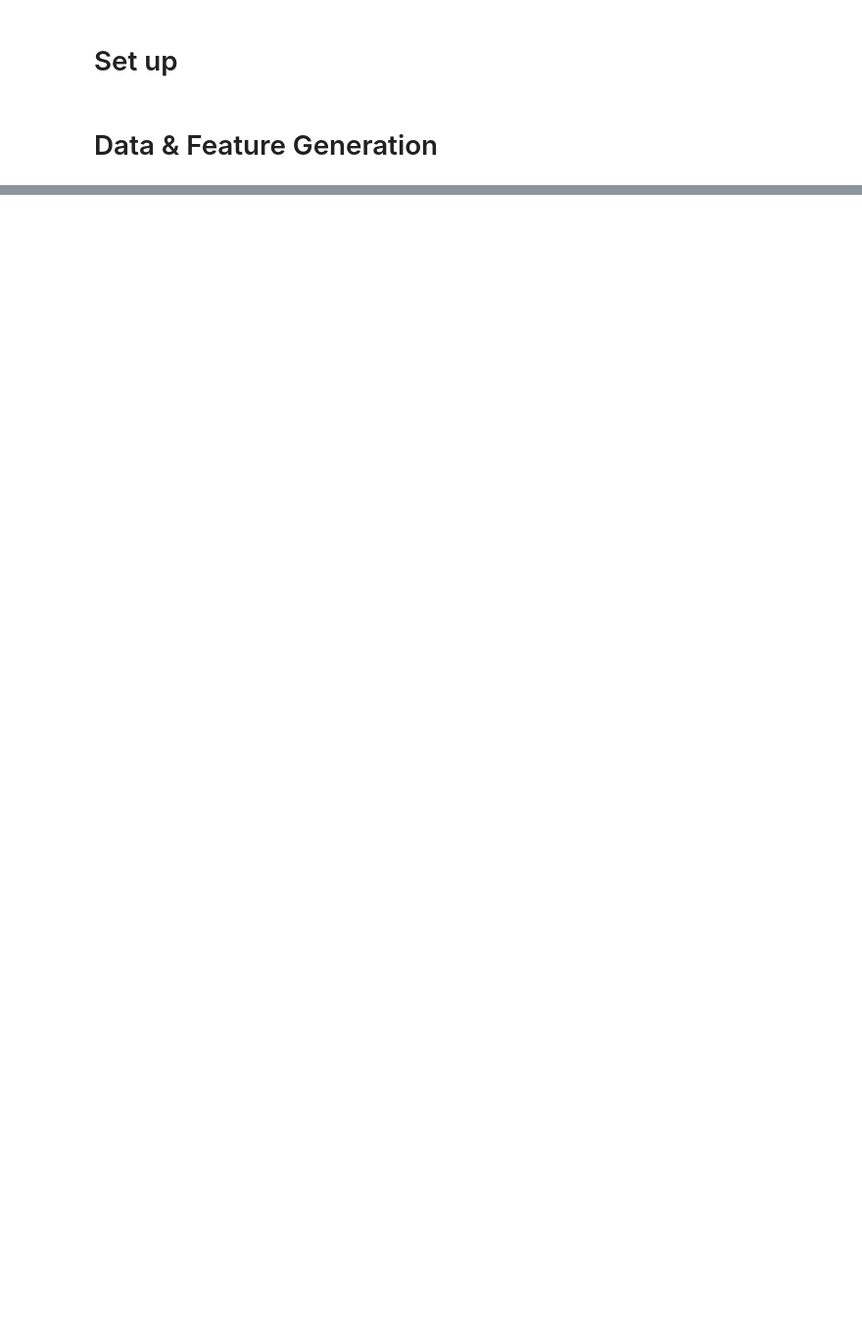
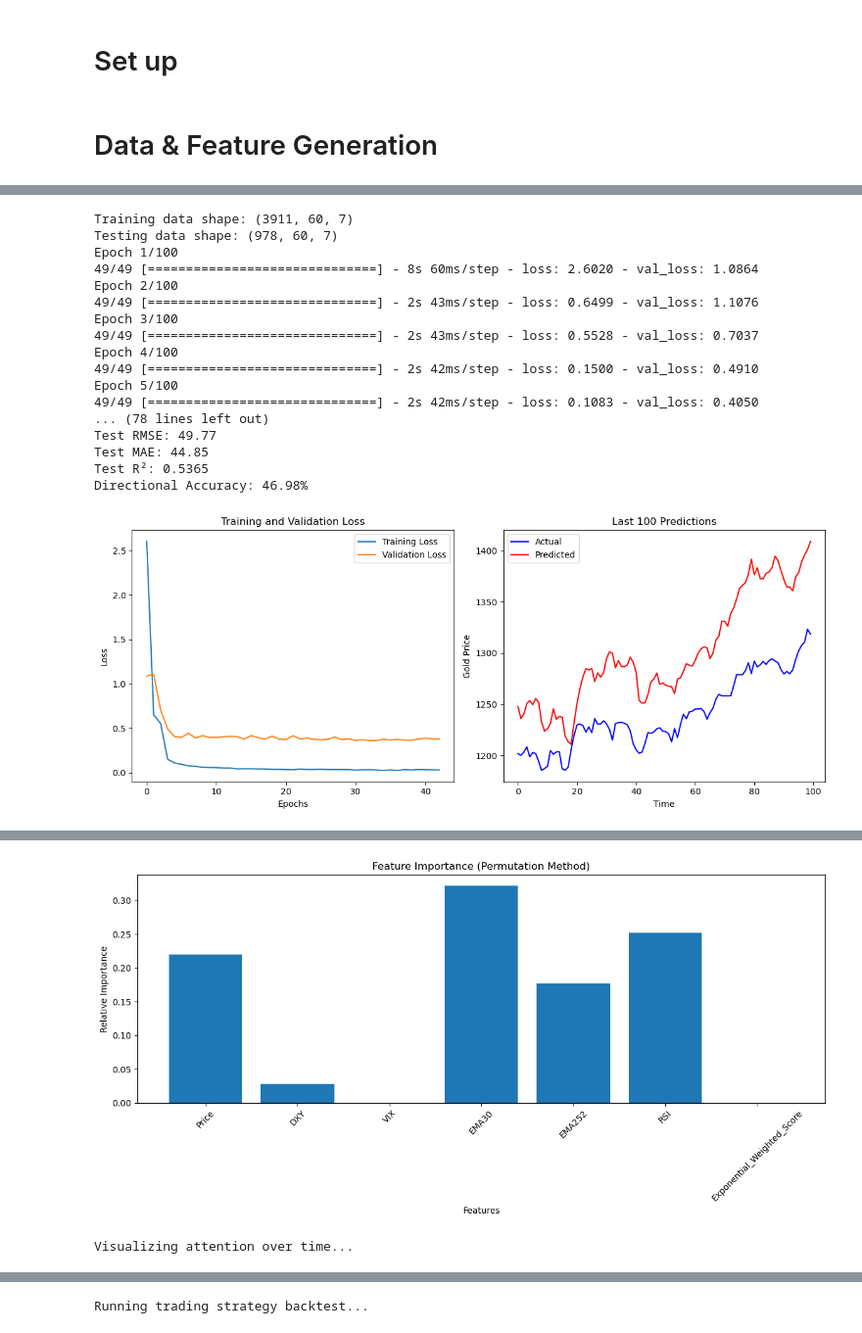
Before and after one commit to whyyouj/market-sentiment-analysis, a Jupyter notebook: gold_historical/transformer.ipynb, the cells around one changed output, grey strips where cells are left out. Shown: that part at 98% size. Drawn from its saved outputs; the diff is of its cells as text; code cells hidden in the pictures; blank space fills up the shorter version.

```diff
--- a/gold_historical/transformer.ipynb
+++ b/gold_historical/transformer.ipynb
@@ -849,0 +648,49 @@ WARNING:absl:You are saving your model as an HDF5 file via `model.save()` or `ke
+# %%
+df = load_data()
+
+# Run the complete backtesting process
+results = run_gold_price_backtesting(
+    df,                     # Your dataframe with gold prices and features
+    features = ["Price", "DXY", "VIX", "EMA30", "EMA252", "RSI", "Exponential_Weighted_Score"],
+    seq_length=60,          # Length of sequence/window for predictions
+    test_size=0.2,          # Proportion of data to use for testing
+    d_model=256,            # Dimension of transformer model
+    num_heads=8,            # Number of attention heads
+    num_layers=4,           # Number of transformer layers
+    dropout_rate=0.2,       # Dropout rate for regularization
+    batch_size = 64,        # Batch size for training
+    epochs=100,              # Maximum number of training epochs
+    directional_loss_weight=0.7
+)
+
+# Access results
+model = results['model']                   # The trained model
+metrics = results['metrics']               # Performance metrics
+feature_importance = results['feature_importance']  # Feature importance scores
+trading_results = results['trading_results']        # Trading backtest results
+
+# Print key metrics
+print(f"RMSE: {metrics['rmse']:.2f}")
+print(f"Directional Accuracy: {metrics['directional_accuracy']:.2f}%")
+
+# Save model if needed
+# model.save('gold_price_transformer.tf')
+# %% [output]
+Training data shape: (3911, 60, 7)
+Testing data shape: (978, 60, 7)
+Epoch 1/100
+49/49 [==============================] - 8s 60ms/step - loss: 2.6020 - val_loss: 1.0864
+Epoch 2/100
+49/49 [==============================] - 2s 43ms/step - loss: 0.6499 - val_loss: 1.1076
+Epoch 3/100
+49/49 [==============================] - 2s 43ms/step - loss: 0.5528 - val_loss: 0.7037
+Epoch 4/100
+49/49 [==============================] - 2s 42ms/step - loss: 0.1500 - val_loss: 0.4910
+Epoch 5/100
+49/49 [==============================] - 2s 42ms/step - loss: 0.1083 - val_loss: 0.4050
+... (78 lines left out)
+Test RMSE: 49.77
+Test MAE: 44.85
+Test R²: 0.5365
+Directional Accuracy: 46.98%
+[figure, added]
@@ -849,0 +706,2 @@ WARNING:absl:You are saving your model as an HDF5 file via `model.save()` or `ke
+[figure, added]
+Visualizing attention over time...
@@ -849,0 +710 @@ WARNING:absl:You are saving your model as an HDF5 file via `model.save()` or `ke
+Running trading strategy backtest...
```
Also changed, not shown: parts of 9 cells of this notebook, 15 other files.
